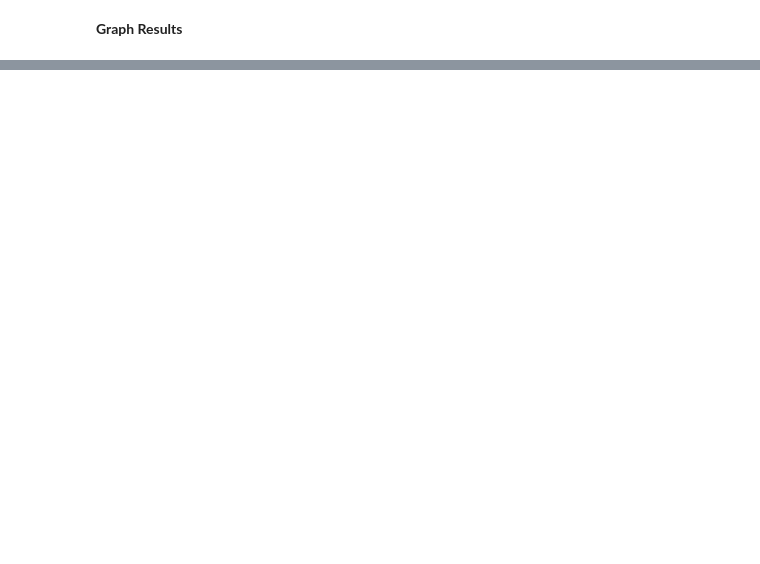
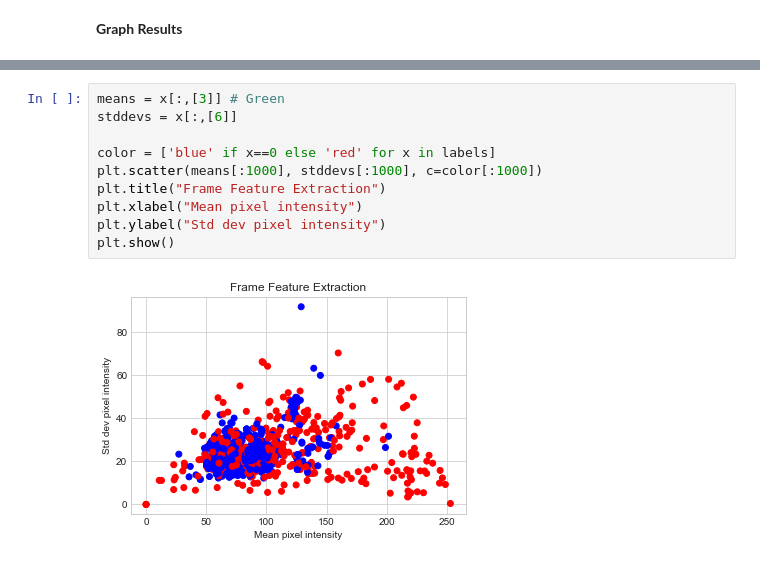
Before and after one commit to mdcramer/cs229-Rekall, a Jupyter notebook: commercial_experiments/Frame Feature Extractor.ipynb, the cells around one changed output, grey strips where cells are left out. Cells and saved outputs as stored; diff of their text form; blank space fills up the shorter version.

```diff
--- a/commercial_experiments/Frame Feature Extractor.ipynb
+++ b/commercial_experiments/Frame Feature Extractor.ipynb
@@ -70,0 +91,12 @@ plt.show()
+# %%
+means = x[:,[3]] # Green
+stddevs = x[:,[6]]
+
+color = ['blue' if x==0 else 'red' for x in labels]
+plt.scatter(means[:1000], stddevs[:1000], c=color[:1000])
+plt.title("Frame Feature Extraction")
+plt.xlabel("Mean pixel intensity")
+plt.ylabel("Std dev pixel intensity")
+plt.show()
+# %% [output]
+[figure, added]
```
Also changed, not shown: parts of 7 cells of this notebook, 1 other file.
